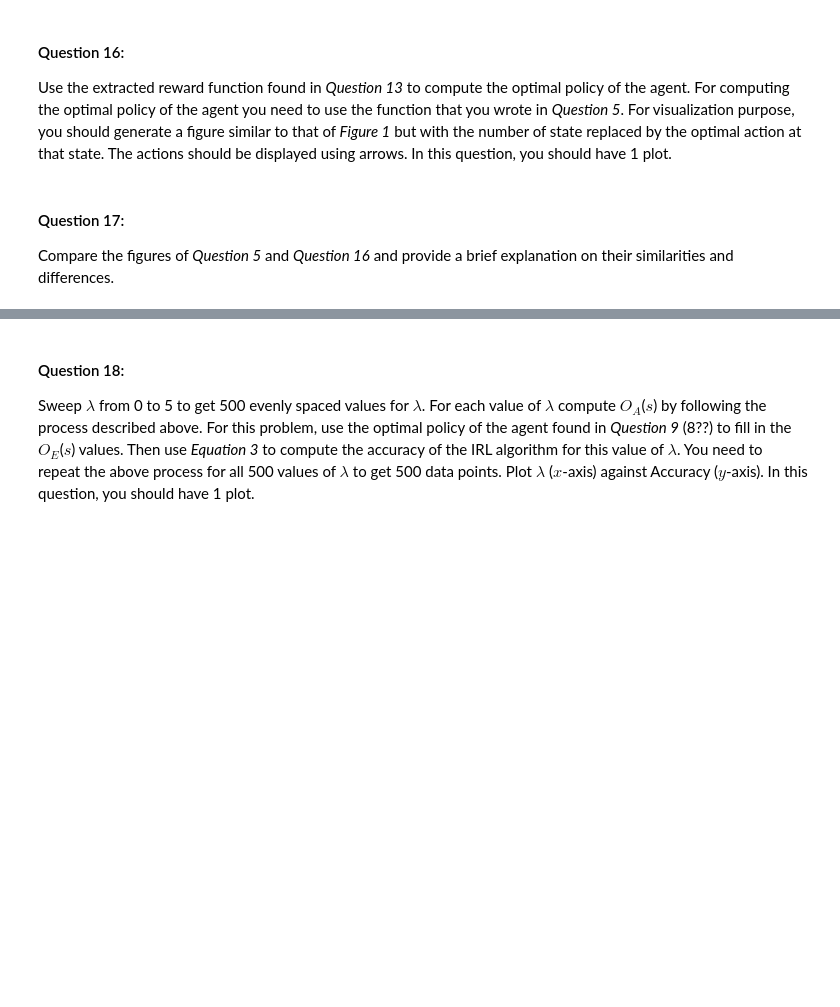
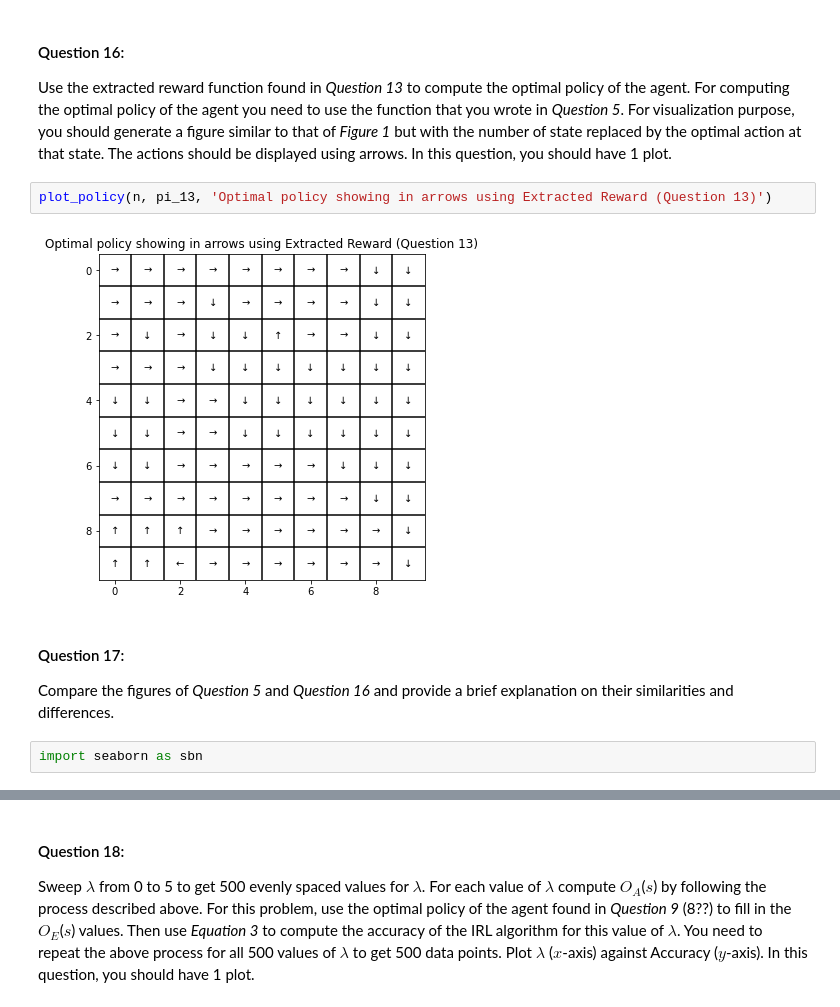
Before and after one commit to MaggieX/Large_Scale_Social_Complex_Network, a Jupyter notebook: Project3/Project3_Q1_Q20.ipynb, the cells around one changed output, grey strips where cells are left out. Saved outputs shown, nothing was run; the diff lists cells and outputs as text; blank space fills up the shorter version.

```diff
--- a/Project3/Project3_Q1_Q20.ipynb
+++ b/Project3/Project3_Q1_Q20.ipynb
@@ -708,6 +732,12 @@ Compare the heat maps of *Question 3* and *Question 14* and provide a brief expl
 Use the extracted reward function found in *Question 13* to compute the optimal policy of the agent. For computing the optimal policy
 of the agent you need to use the function that you wrote in *Question 5*. For visualization purpose, you should generate a figure similar to that of *Figure 1* but
 with the number of state replaced by the optimal action at that state. The actions should be displayed using arrows. In this question, you should have 1 plot.
+# %%
+plot_policy(n, pi_13, 'Optimal policy showing in arrows using Extracted Reward (Question 13)')
+# %% [output]
+[figure, added]
 # %% [markdown]
 #### Question 17:
 Compare the figures of *Question 5* and *Question 16* and provide a brief explanation on their similarities and differences.
+# %%
+import seaborn as sbn
```
Also changed, not shown: parts of 22 cells of this notebook.
